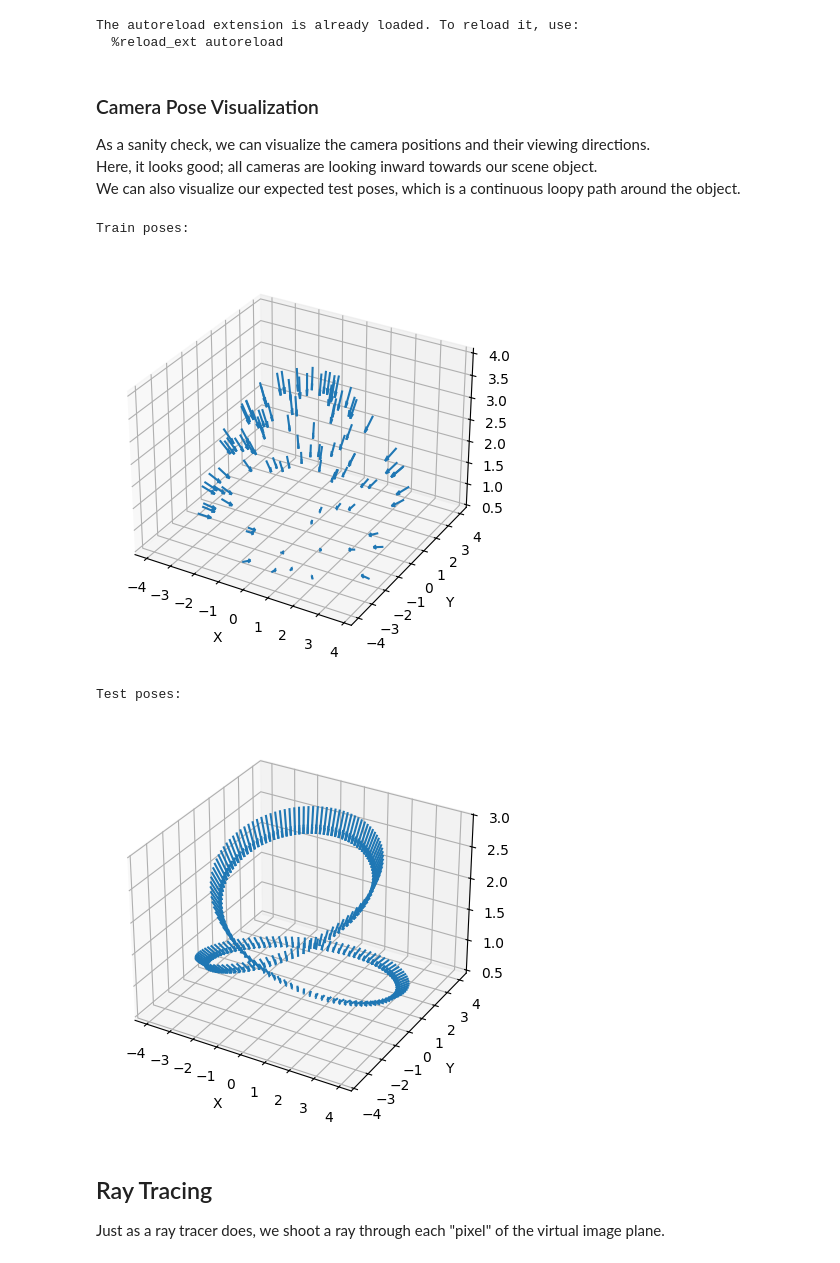
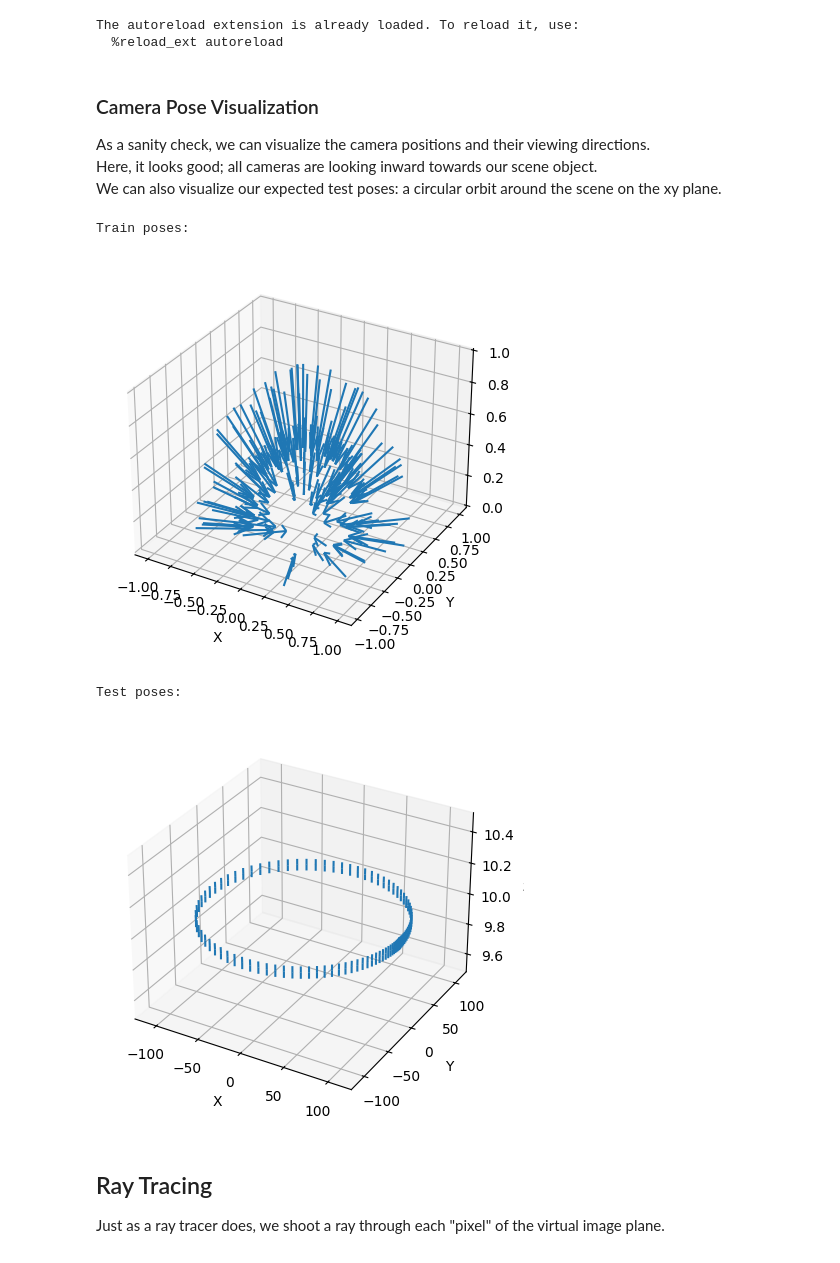
Before and after one commit to stonecodecs/neural_scattering_field, a Jupyter notebook: demo.ipynb, the cells around one changed output. Saved outputs shown, nothing was run; the diff lists cells and outputs as text; code cells hidden in the pictures.

```diff
--- a/demo.ipynb
+++ b/demo.ipynb
@@ -16,32 +19,37 @@ import os
 import utils
 
 # get train and test data
-train_dict  = utils.load_transforms_json(os.path.join(os.getcwd(), "data", "lego"), "transforms_train.json")
-test_dict   = utils.load_transforms_json(os.path.join(os.getcwd(), "data", "lego"), "transforms_test.json")
-train_imgs  = utils.get_images_from_folder(os.path.join(os.getcwd(), "data", "lego", "train"))
-test_imgs   = utils.get_images_from_folder(os.path.join(os.getcwd(), "data", "lego", "test"))
+train_dict  = utils.load_transforms_json(os.path.join(os.getcwd(), "data", "lego_mist"), "transforms_train.json")
+test_dict   = utils.load_transforms_json(os.path.join(os.getcwd(), "data", "lego_mist"), "transforms_test.json")
+train_imgs  = utils.get_images_from_folder(os.path.join(os.getcwd(), "data", "lego_mist", "train"))
+
+# Here, our dataset doesn't have test image GTs due to the long process of rendering reference images.
+# Hence, it will be used only to demonstrate novel view synthesis.
+# test_imgs   = utils.get_images_from_folder(os.path.join(os.getcwd(), "data", "lego_mist", "test"))
 # %% [markdown]
 ### Camera Pose Visualization
 As a sanity check, we can visualize the camera positions and their viewing directions.\
 Here, it looks good; all cameras are looking inward towards our scene object.\
-We can also visualize our expected test poses, which is a continuous loopy path around the object.
+We can also visualize our expected test poses: a circular orbit around the scene on the xy plane.
 # %%
-import render
+from render import get_camera_poses
 import ms_nerf as ms
 import torch
 
 train_poses = train_dict["poses"]
 test_poses  = test_dict["poses"]
-focal = train_dict["focal"][0]
+focal_x, focal_y = train_dict["focal"][:]
+N_train = train_poses.shape[0]
+N_test  = test_poses.shape[0]
 print("Train poses:")
-utils.ray_plot(*render.get_camera_poses(train_poses))
+utils.ray_plot(*get_camera_poses(train_poses, transpose=False, normalize=True))
 print("Test poses:")
-utils.ray_plot(*render.get_camera_poses(test_poses))
+utils.ray_plot(*get_camera_poses(test_poses, transpose=False, normalize=False)) # debug this
 # %% [output]
 Train poses:
-[figure, old version]
+[figure, new version]
 Test poses:
-[figure, old version]
+[figure, new version]
 # %% [markdown]
 ## Ray Tracing
 Just as a ray tracer does, we shoot a ray through each "pixel" of the virtual image plane.
```
Also changed, not shown: parts of 4 cells of this notebook, 3 other files.
